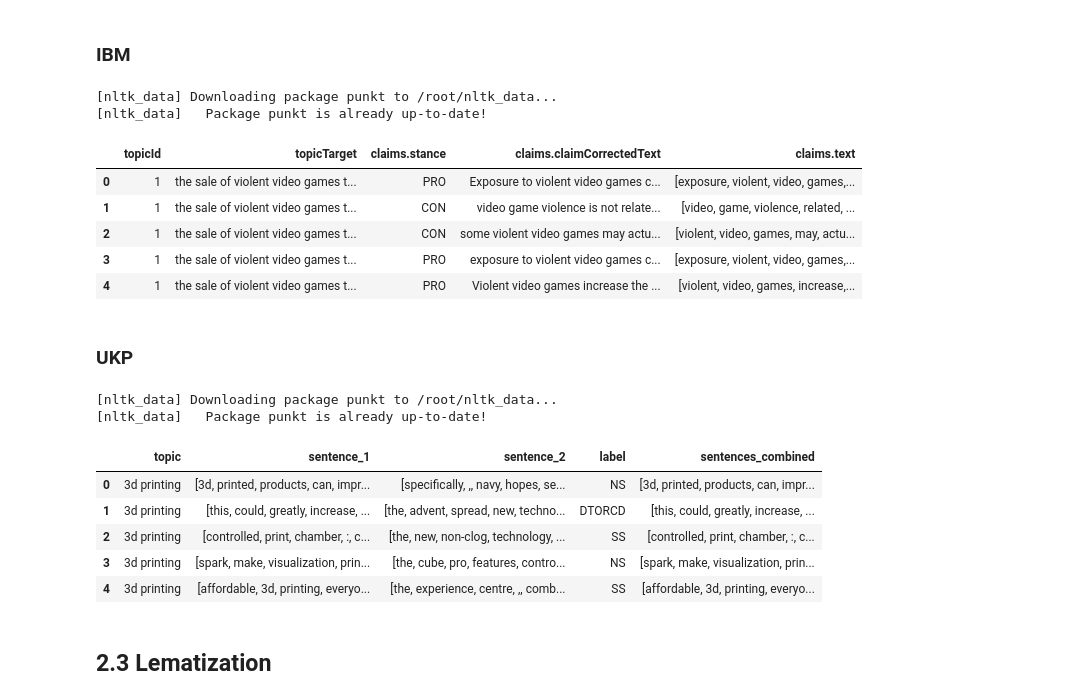
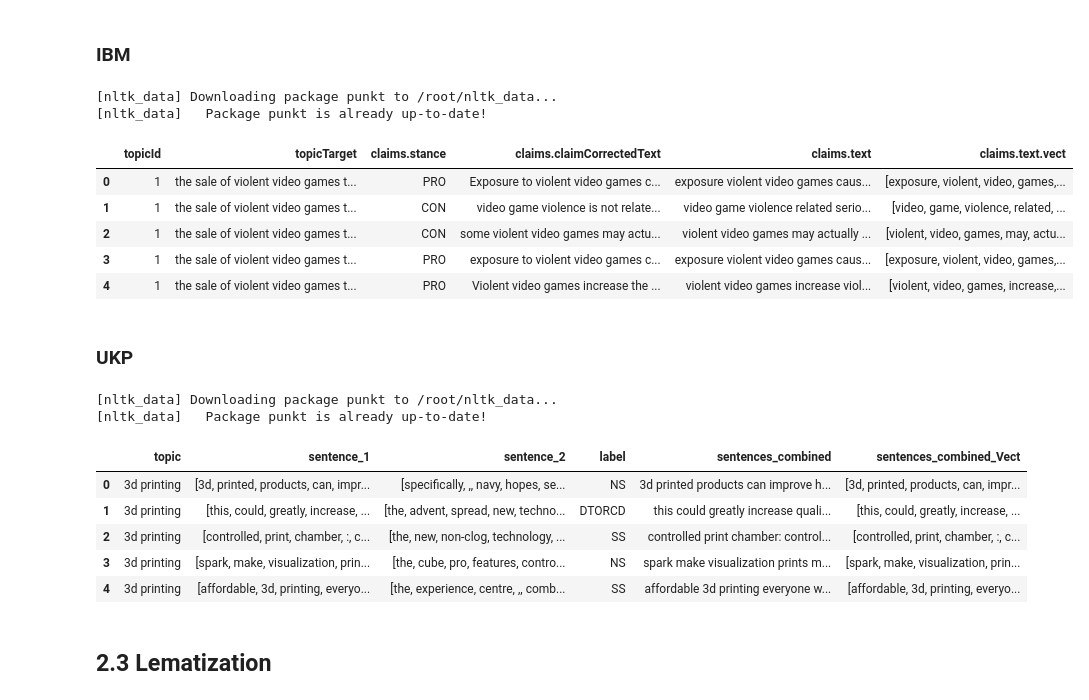
Before and after one commit to adrianoduque97/argument-minning, a Jupyter notebook: ArgumentMinning_TFM.ipynb, the cells around one changed output. Cells and saved outputs as stored; diff of their text form; code cells hidden in the pictures.

```diff
--- a/ArgumentMinning_TFM.ipynb
+++ b/ArgumentMinning_TFM.ipynb
@@ -263,19 +264,19 @@ df_arguments_UKP_final.head(5)
 # %%
 # Making the imput text as a vector of words
 
 import nltk
 nltk.download('punkt')
-df_arguments_IBM_final['claims.text'] = [word_tokenize(word) for word in df_arguments_IBM_final['claims.text']]
+df_arguments_IBM_final['claims.text.vect'] = [word_tokenize(word) for word in df_arguments_IBM_final['claims.text']]
 df_arguments_IBM_final.head(5)
 # %% [output]
 [nltk_data] Downloading package punkt to /root/nltk_data...
 [nltk_data]   Package punkt is already up-to-date!
-|  | topicId | topicTarget | claims.stance | claims.claimCorrectedText | claims.text |
-| 0 | 1 | the sale of violent video games t... | PRO | Exposure to violent video games c... | [exposure, violent, video, games,... |
-| 1 | 1 | the sale of violent video games t... | CON | video game violence is not relate... | [video, game, violence, related, ... |
-| 2 | 1 | the sale of violent video games t... | CON | some violent video games may actu... | [violent, video, games, may, actu... |
-| 3 | 1 | the sale of violent video games t... | PRO | exposure to violent video games c... | [exposure, violent, video, games,... |
-| 4 | 1 | the sale of violent video games t... | PRO | Violent video games increase the ... | [violent, video, games, increase,... |
+|  | topicId | topicTarget | claims.stance | claims.claimCorrectedText | claims.text | claims.text.vect |
+| 0 | 1 | the sale of violent video games t... | PRO | Exposure to violent video games c... | exposure violent video games caus... | [exposure, violent, video, games,... |
+| 1 | 1 | the sale of violent video games t... | CON | video game violence is not relate... | video game violence related serio... | [video, game, violence, related, ... |
+| 2 | 1 | the sale of violent video games t... | CON | some violent video games may actu... | violent video games may actually ... | [violent, video, games, may, actu... |
+| 3 | 1 | the sale of violent video games t... | PRO | exposure to violent video games c... | exposure violent video games caus... | [exposure, violent, video, games,... |
+| 4 | 1 | the sale of violent video games t... | PRO | Violent video games increase the ... | violent video games increase viol... | [violent, video, games, increase,... |
 # %% [markdown]
 ### UKP
 # %%
@@ -285,17 +286,17 @@ import nltk
 nltk.download('punkt')
 df_arguments_UKP_final['sentence_1'] = [word_tokenize(word) for word in df_arguments_UKP_final['sentence_1']]
 df_arguments_UKP_final['sentence_2'] = [word_tokenize(word) for word in df_arguments_UKP_final['sentence_2']]
-df_arguments_UKP_final['sentences_combined'] = [word_tokenize(word) for word in df_arguments_UKP_final['sentences_combined']]
+df_arguments_UKP_final['sentences_combined_Vect'] = [word_tokenize(word) for word in df_arguments_UKP_final['sentences_combined']]
 df_arguments_UKP_final.head(5)
 # %% [output]
 [nltk_data] Downloading package punkt to /root/nltk_data...
 [nltk_data]   Package punkt is already up-to-date!
-|  | topic | sentence_1 | sentence_2 | label | sentences_combined |
-| 0 | 3d printing | [3d, printed, products, can, impr... | [specifically, ,, navy, hopes, se... | NS | [3d, printed, products, can, impr... |
-| 1 | 3d printing | [this, could, greatly, increase, ... | [the, advent, spread, new, techno... | DTORCD | [this, could, greatly, increase, ... |
-| 2 | 3d printing | [controlled, print, chamber, :, c... | [the, new, non-clog, technology, ... | SS | [controlled, print, chamber, :, c... |
-| 3 | 3d printing | [spark, make, visualization, prin... | [the, cube, pro, features, contro... | NS | [spark, make, visualization, prin... |
-| 4 | 3d printing | [affordable, 3d, printing, everyo... | [the, experience, centre, ,, comb... | SS | [affordable, 3d, printing, everyo... |
+|  | topic | sentence_1 | sentence_2 | label | sentences_combined | sentences_combined_Vect |
+| 0 | 3d printing | [3d, printed, products, can, impr... | [specifically, ,, navy, hopes, se... | NS | 3d printed products can improve h... | [3d, printed, products, can, impr... |
+| 1 | 3d printing | [this, could, greatly, increase, ... | [the, advent, spread, new, techno... | DTORCD | this could greatly increase quali... | [this, could, greatly, increase, ... |
+| 2 | 3d printing | [controlled, print, chamber, :, c... | [the, new, non-clog, technology, ... | SS | controlled print chamber: control... | [controlled, print, chamber, :, c... |
+| 3 | 3d printing | [spark, make, visualization, prin... | [the, cube, pro, features, contro... | NS | spark make visualization prints m... | [spark, make, visualization, prin... |
+| 4 | 3d printing | [affordable, 3d, printing, everyo... | [the, experience, centre, ,, comb... | SS | affordable 3d printing everyone w... | [affordable, 3d, printing, everyo... |
 # %% [markdown]
 ## 2.3 Lematization
 # %% [markdown]
```
Also changed, not shown: parts of 34 cells of this notebook.
